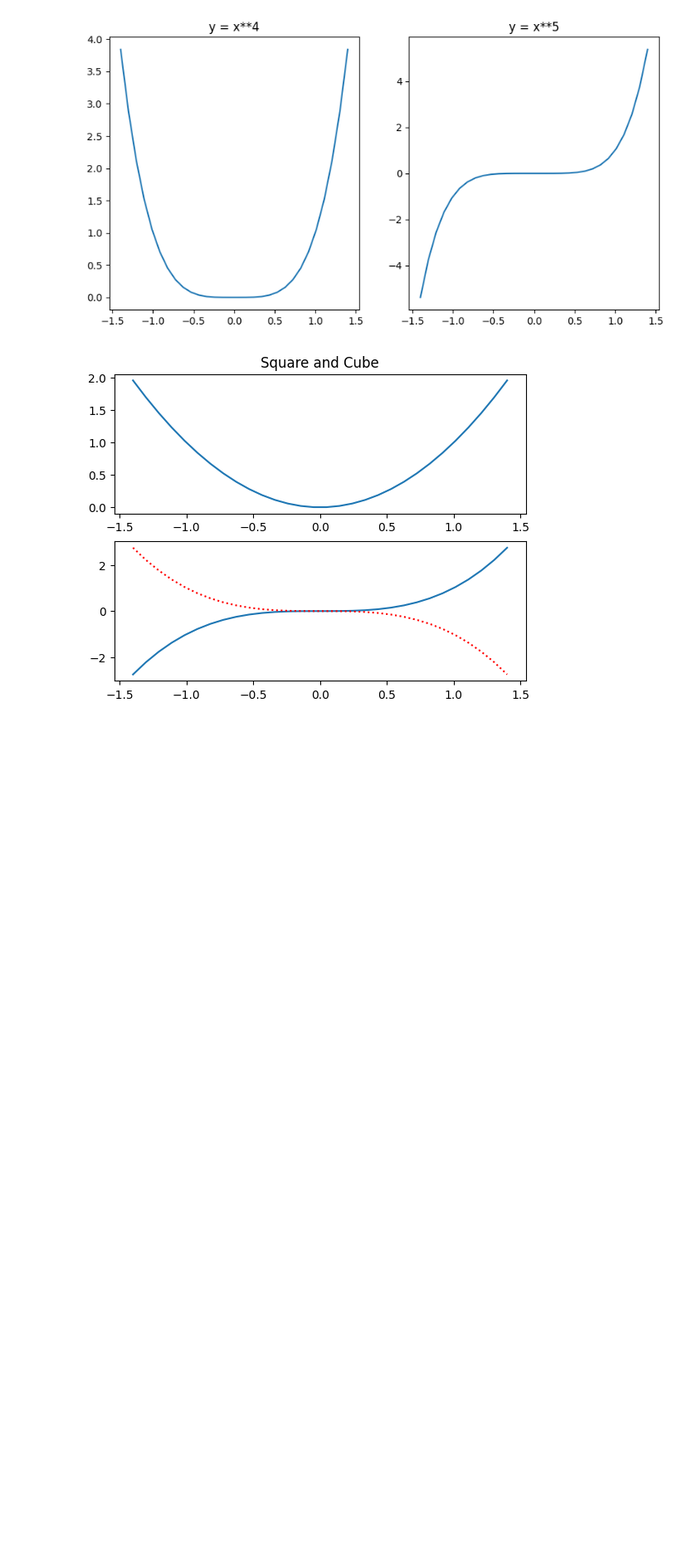
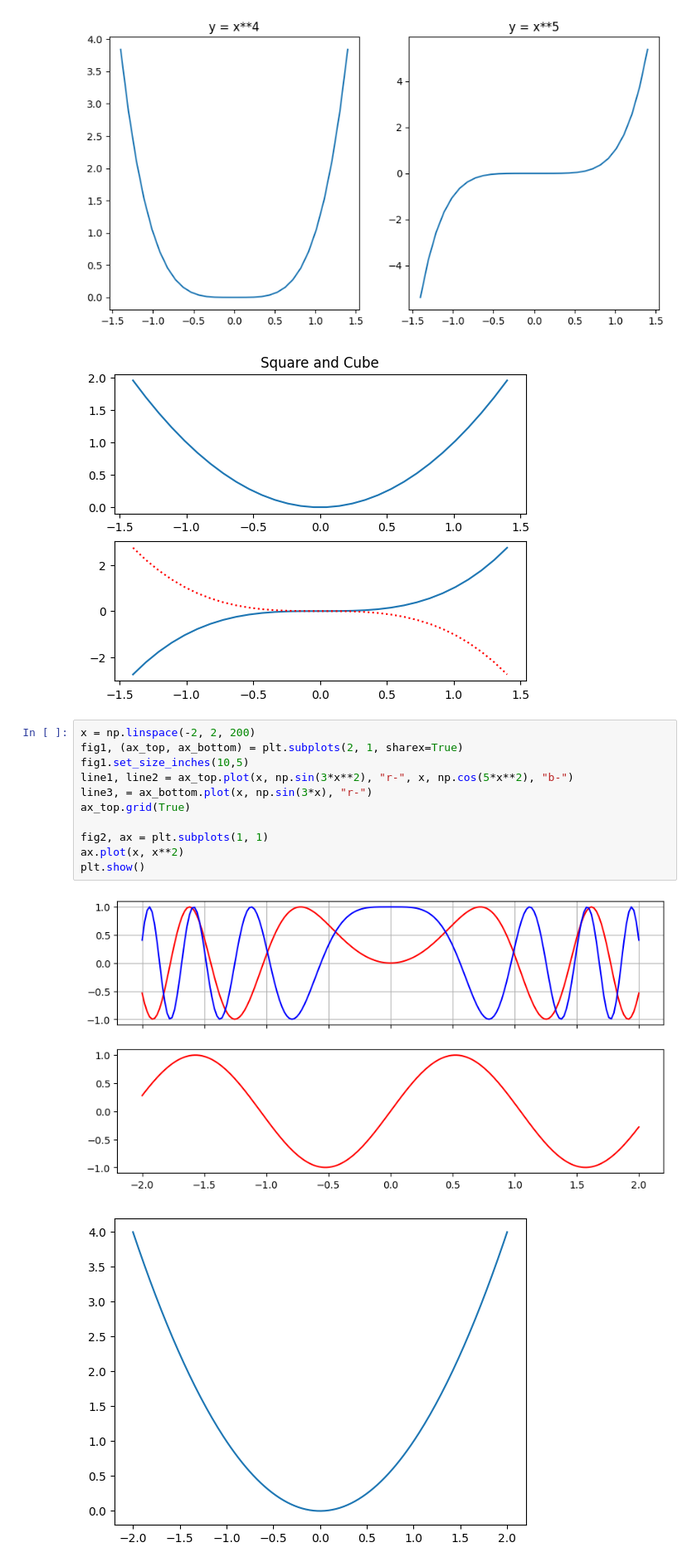
Before and after one commit to carlos19960601/mlnotes, a Jupyter notebook: hands-on-editionv3/matplotlib.ipynb, the cells around one changed output. Shown: that part at 83% size. Saved outputs shown, nothing was run; the diff lists cells and outputs as text; blank space fills up the shorter version.

```diff
--- a/hands-on-editionv3/matplotlib.ipynb
+++ b/hands-on-editionv3/matplotlib.ipynb
@@ -189,3 +189,17 @@ plt.show()
 # %% [output]
 [figure]
 [figure]
+# %%
+x = np.linspace(-2, 2, 200)
+fig1, (ax_top, ax_bottom) = plt.subplots(2, 1, sharex=True)
+fig1.set_size_inches(10,5)
+line1, line2 = ax_top.plot(x, np.sin(3*x**2), "r-", x, np.cos(5*x**2), "b-")
+line3, = ax_bottom.plot(x, np.sin(3*x), "r-")
+ax_top.grid(True)
+
+fig2, ax = plt.subplots(1, 1)
+ax.plot(x, x**2)
+plt.show()
+# %% [output]
+[figure, added]
+[figure, added]
```
Also changed, not shown: parts of 5 cells of this notebook, 3 other files.
